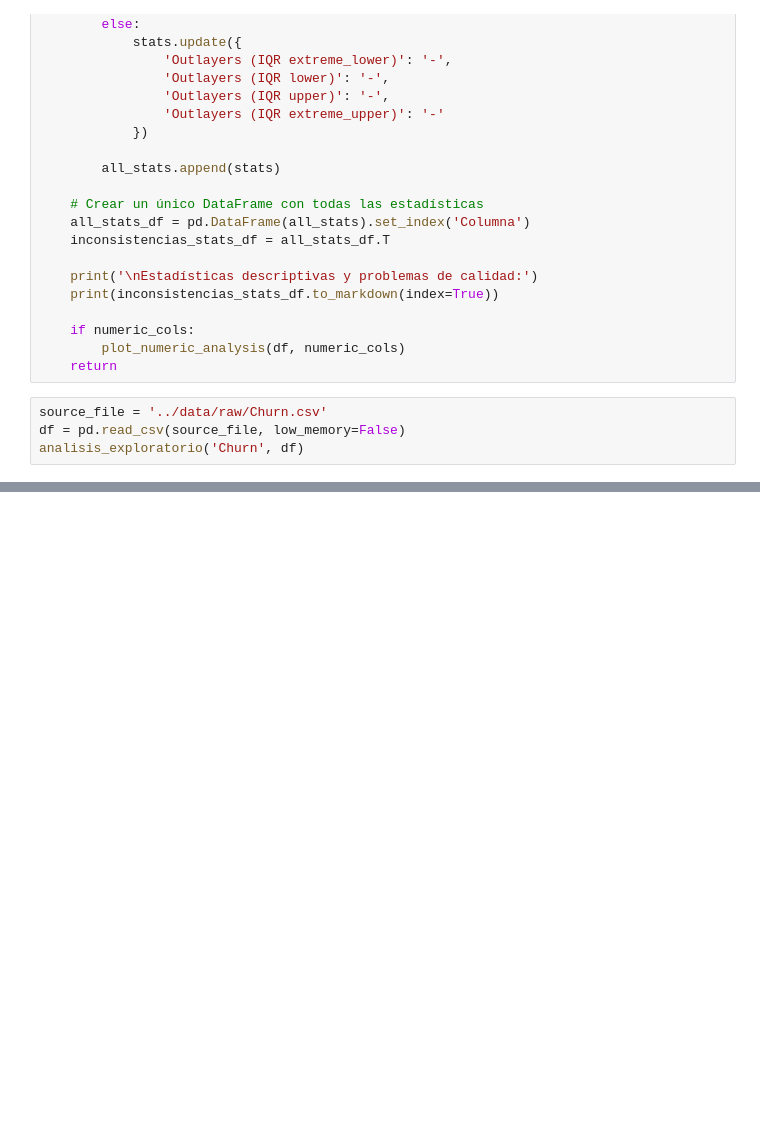
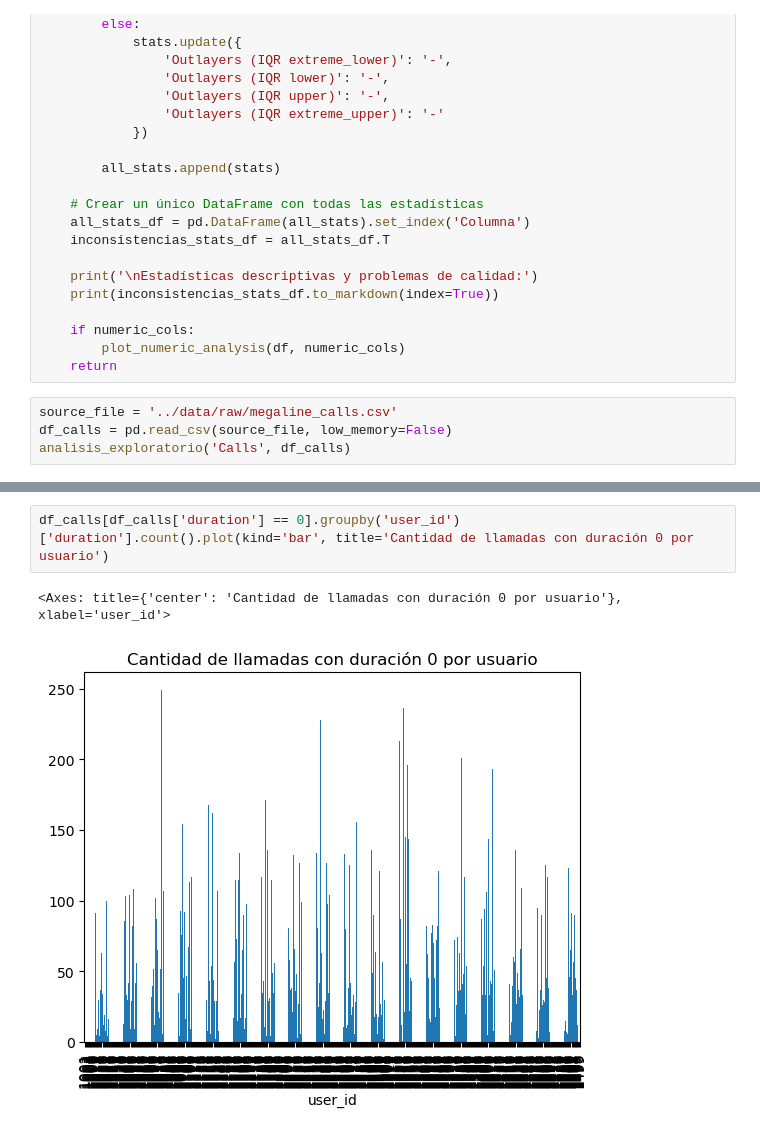
Before and after one commit to Pablouski7/examen1_DM, a Jupyter notebook: notebooks/1_EDA.ipynb, the cells around one changed output, grey strips where cells are left out. Cells and saved outputs as stored; diff of their text form; blank space fills up the shorter version.

```diff
--- a/notebooks/1_EDA.ipynb
+++ b/notebooks/1_EDA.ipynb
@@ -174,8 +174,8 @@ def analisis_exploratorio(name, df):
         plot_numeric_analysis(df, numeric_cols)
     return
 # %%
-source_file = '../data/raw/Churn.csv'
-df = pd.read_csv(source_file, low_memory=False)
-analisis_exploratorio('Churn', df)
+source_file = '../data/raw/megaline_calls.csv'
+df_calls = pd.read_csv(source_file, low_memory=False)
+analisis_exploratorio('Calls', df_calls)
 # %% [output]
 =============================================================================================================================
@@ -199 +252,6 @@ Estadísticas descriptivas y problemas de calidad:
+# %%
+df_calls[df_calls['duration'] == 0].groupby('user_id')['duration'].count().plot(kind='bar', title='Cantidad de llamadas con duración 0 por usuario')
+# %% [output]
+<Axes: title={'center': 'Cantidad de llamadas con duración 0 por usuario'}, xlabel='user_id'>
+[figure, added]
 # %%
```
Also changed, not shown: parts of 25 cells of this notebook, 2 other files.
